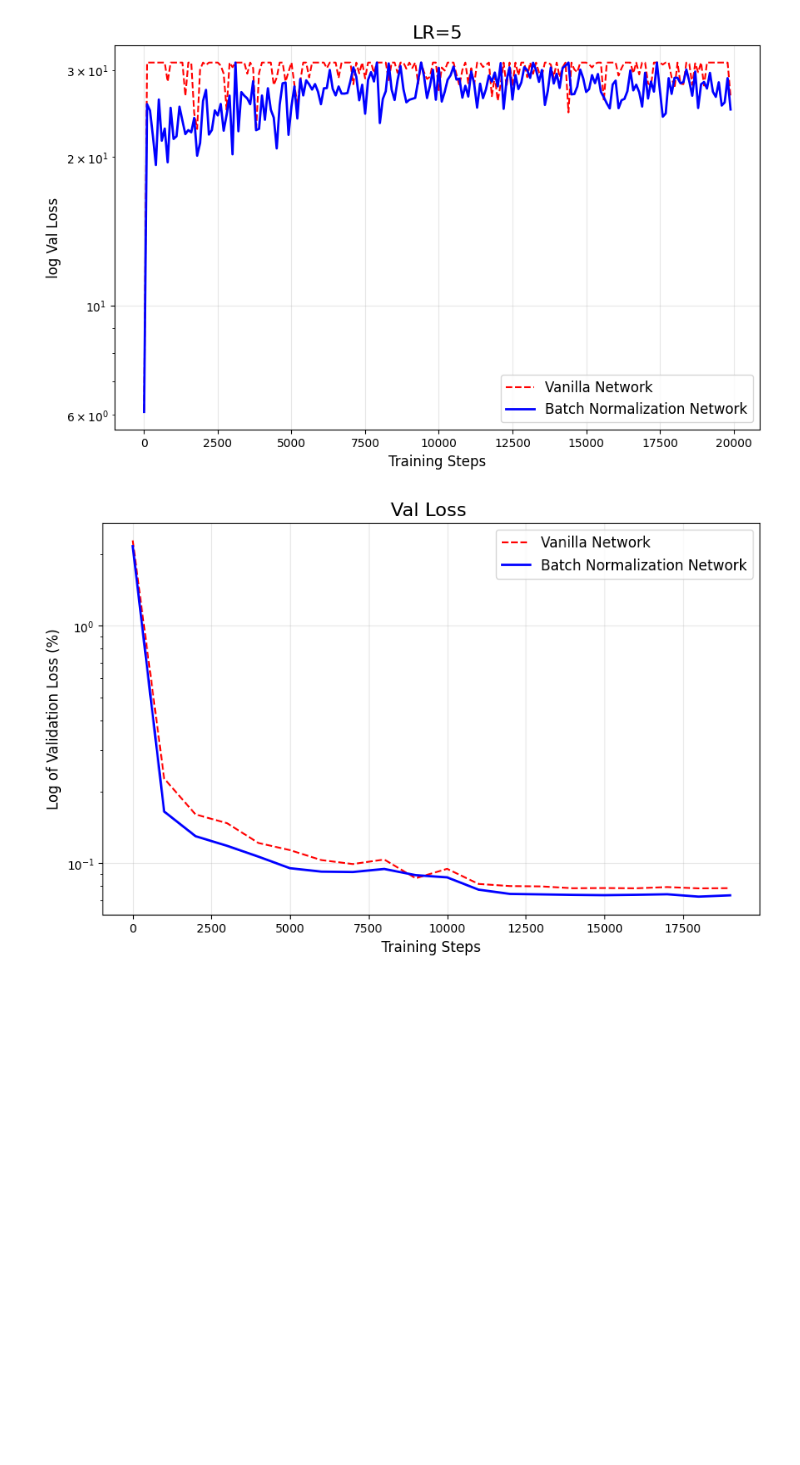
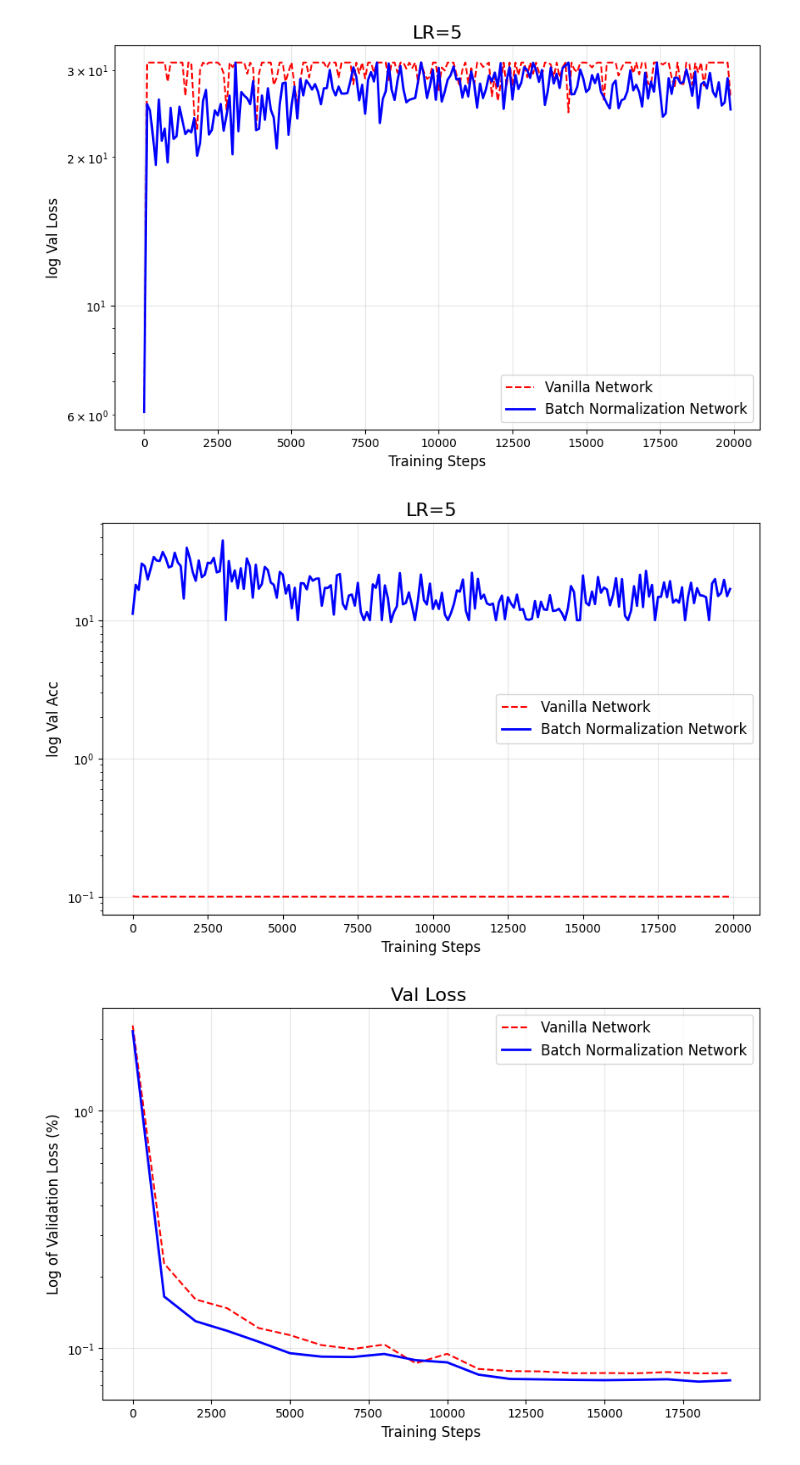
Before and after one commit to Adieltheanalyst/relearning_ml_materials, a Jupyter notebook: testing_batchnormalization.ipynb, the cells around one changed output. Saved outputs shown, nothing was run; the diff lists cells and outputs as text; code cells hidden in the pictures; blank space fills up the shorter version.

```diff
--- a/testing_batchnormalization.ipynb
+++ b/testing_batchnormalization.ipynb
@@ -447,6 +451,16 @@ plot_experiments(steps_vanilla=big_lr_vanilla_history["steps"]
                  ylabel="log Val Loss")
 # %% [output]
 [figure]
+# %%
+plot_experiments(steps_vanilla=big_lr_vanilla_history["steps"]
+                 ,val_loss_or_acc_van=big_lr_vanilla_history["val_acc"],
+                 steps_bn=big_lr_bn_history["steps"],
+                 val_loss_acc_bn=big_lr_bn_history["val_acc"],
+                 title="LR=5",
+                 ylabel="log Val Acc"
+                 )
+# %% [output]
+[figure, added]
 # %%
 plt.figure(figsize=(10,6))
 
```
Also changed, not shown: parts of 2 cells of this notebook.
